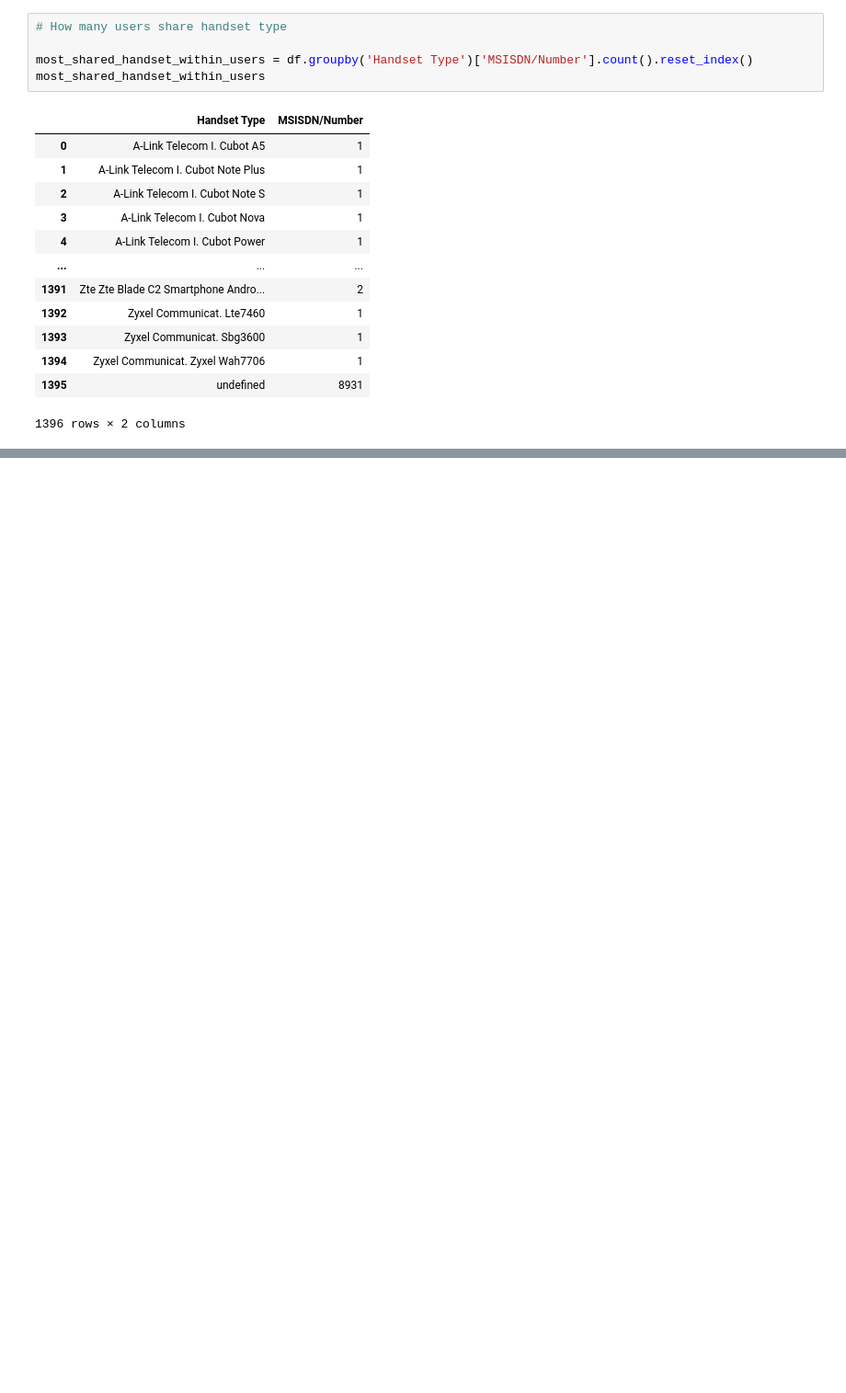
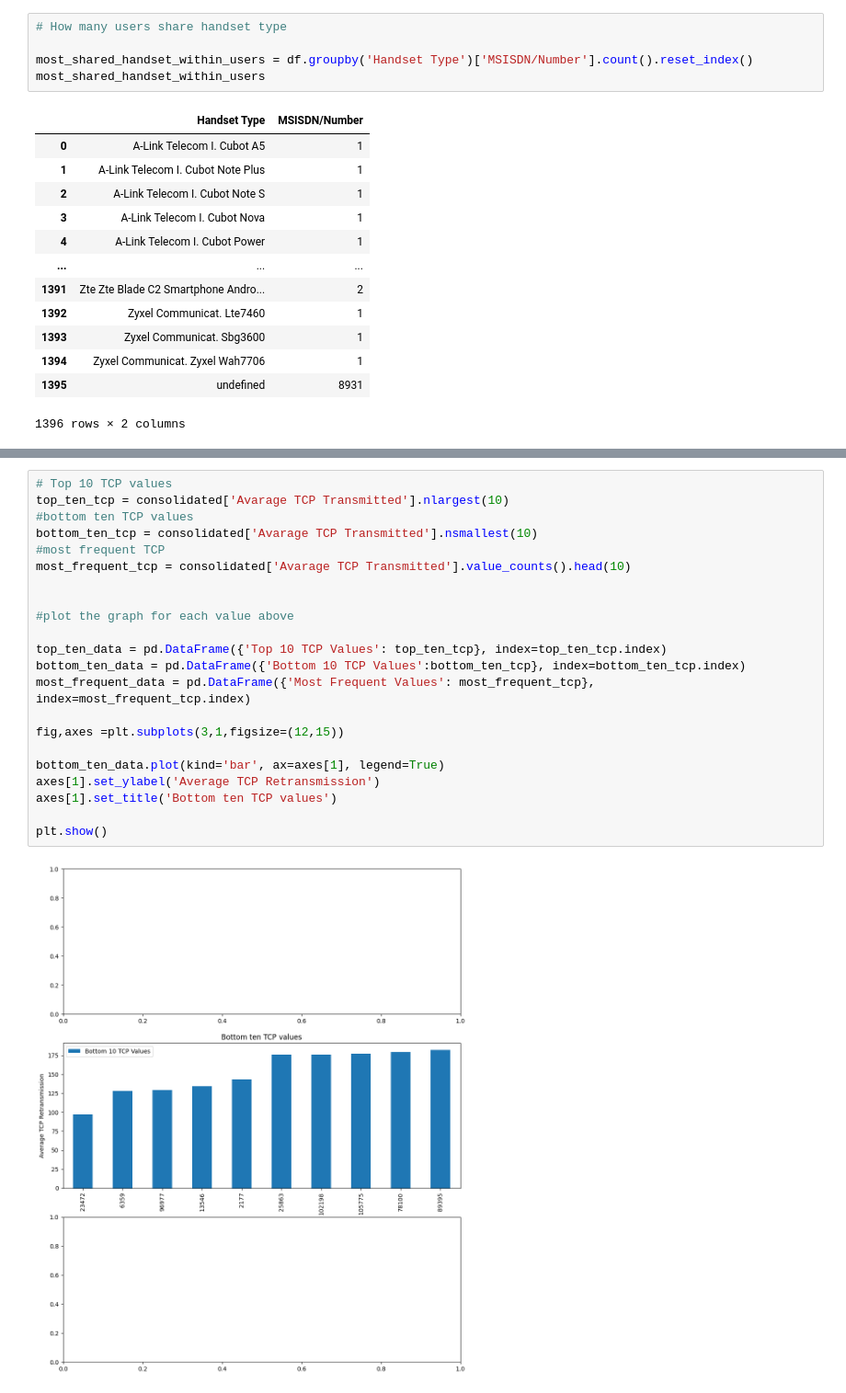
Before and after one commit to melatteshome/User-Analytics-Telecom-Industry, a Jupyter notebook: notebooks/user_experience_analysis.ipynb, the cells around one changed output, grey strips where cells are left out. Shown at 92% size. Saved outputs shown, nothing was run; the diff lists cells and outputs as text; blank space fills up the shorter version.

```diff
--- a/notebooks/user_experience_analysis.ipynb
+++ b/notebooks/user_experience_analysis.ipynb
@@ -327,0 +421,24 @@ plt.show()
+# %%
+# Top 10 TCP values
+top_ten_tcp = consolidated['Avarage TCP Transmitted'].nlargest(10)
+#bottom ten TCP values
+bottom_ten_tcp = consolidated['Avarage TCP Transmitted'].nsmallest(10)
+#most frequent TCP
+most_frequent_tcp = consolidated['Avarage TCP Transmitted'].value_counts().head(10)
+
+
+#plot the graph for each value above
+
+top_ten_data = pd.DataFrame({'Top 10 TCP Values': top_ten_tcp}, index=top_ten_tcp.index)
+bottom_ten_data = pd.DataFrame({'Bottom 10 TCP Values':bottom_ten_tcp}, index=bottom_ten_tcp.index)
+most_frequent_data = pd.DataFrame({'Most Frequent Values': most_frequent_tcp}, index=most_frequent_tcp.index)
+
+fig,axes =plt.subplots(3,1,figsize=(12,15))
+
+bottom_ten_data.plot(kind='bar', ax=axes[1], legend=True)
+axes[1].set_ylabel('Average TCP Retransmission')
+axes[1].set_title('Bottom ten TCP values')
+
+plt.show()
+# %% [output]
+[figure, added]
```
Also changed, not shown: parts of 11 cells of this notebook, 2 other files.
